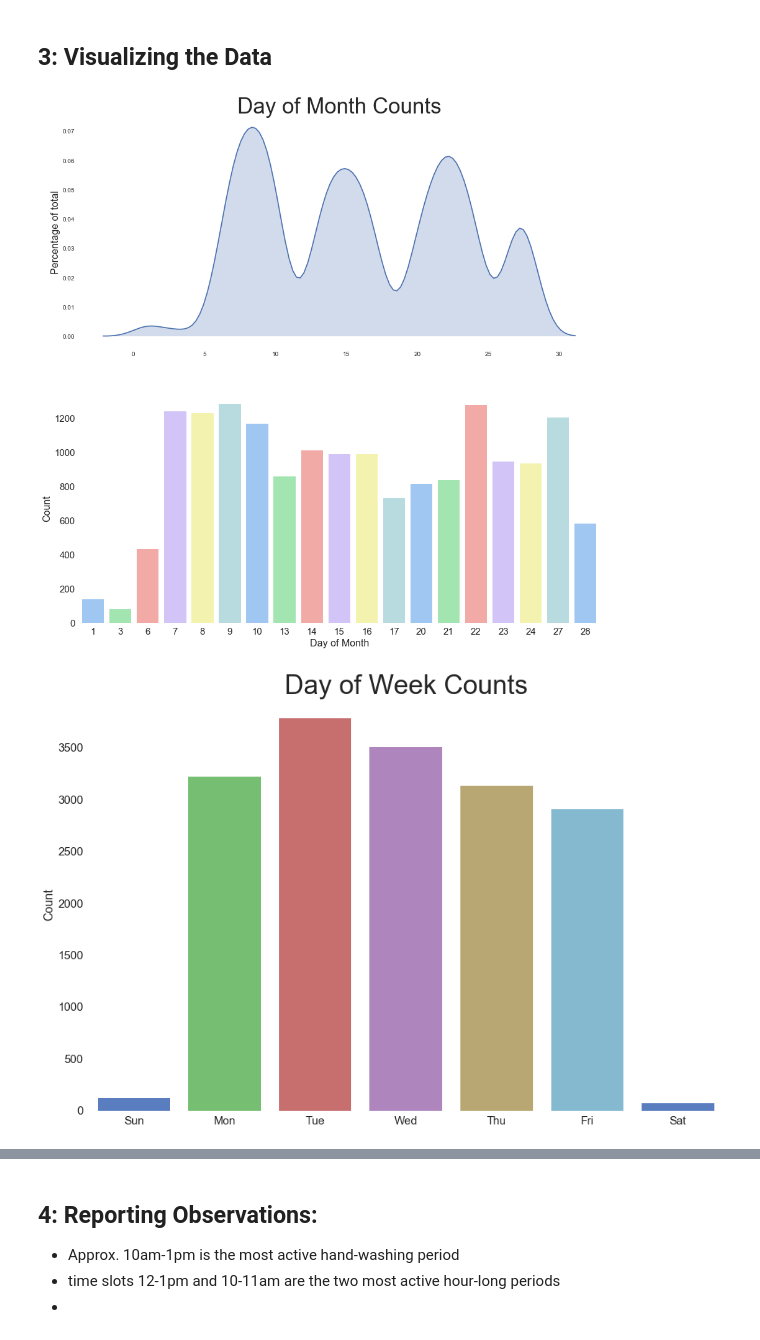
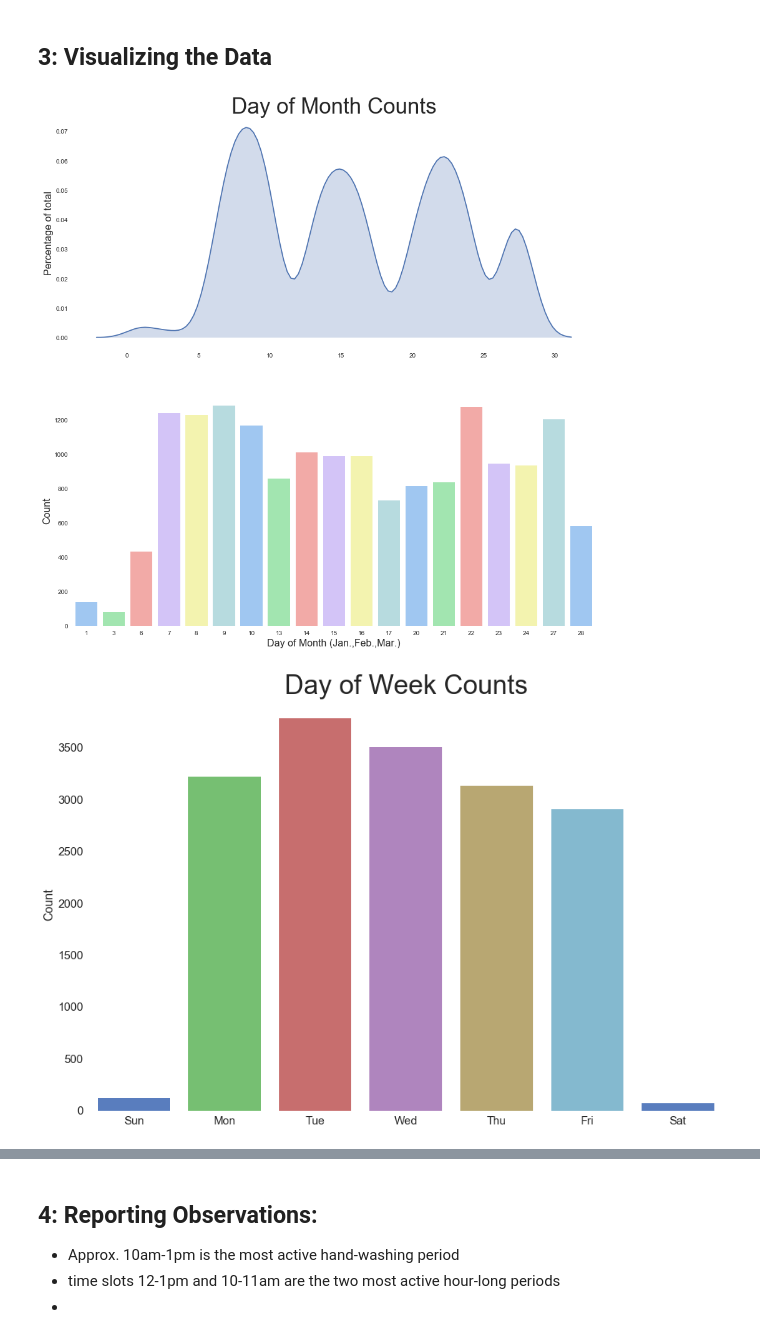
Before and after one commit to austinmw/BU-EC520-Ghana-Handwashing, a Jupyter notebook: Timestamp Summary Statistics.ipynb, the cells around one changed output, grey strips where cells are left out. Saved outputs shown, nothing was run; the diff lists cells and outputs as text; code cells hidden in the pictures.

Commit message:
updated some graphics

```diff
--- a/Timestamp Summary Statistics.ipynb
+++ b/Timestamp Summary Statistics.ipynb
@@ -114,46 +123,45 @@ ax1.set_title('Day of Month Counts', FontSize=35)
 # bar
 ax2 = figDayMonth.add_subplot(2,1,2)
 ax2 = sns.countplot(x=np.asarray(dayMonth), palette="pastel"); #colorblind
-ax2.set_title('Days of Month Counts', FontSize=20)
-ax2.tick_params(labelsize=15)
-ax2.set_title('')
 ax2.set_ylabel("Count", FontSize=16)
-ax2.set_xlabel("Day of Month", FontSize=16)
+ax2.set_xlabel("Day of Month (Jan.,Feb.,Mar.)", FontSize=16)
 sns.despine(left=True, bottom=True, top=True, right=True)
 plt.show()
 print(2*'\n')
+
+
 
 # Day of the week
 figDayWeek = plt.figure(figsize=(15,10))
 k = ['Sun','Mon','Tue','Wed','Thu','Fri','Sat']
 dayWeek = sorted([d[0] for d in timestamps], key=k.index)
 ax = sns.countplot(x=np.asarray(dayWeek), palette="muted");
 ax.set_title('Day of Week Counts', FontSize=35)
 ax.tick_params(labelsize=15)
 ax.set_ylabel("Count", FontSize=16)
 sns.despine(left=True, bottom=True, top=True, right=True)
 plt.show()
 print(2*'\n')
 
 # Times of day
 times = [t[3].split(':') for t in timestamps]
 times = np.asarray(sorted([float(t[0]+'.'+t[1]+t[2]) for t in times]))
 figTimes = plt.figure(figsize=(15,20))
 sns.set_style("dark")
 ax3 = figTimes.add_subplot(2,1,1)
 dayMonth = [int(d[2]) for d in timestamps]
 ax3 = sns.kdeplot(times, shade='True')
 sns.despine(left=True, bottom=True)
 ax3.set_ylabel('Percentage of total', FontSize='20')
 ax3.set_title('Time of Day Frequency', FontSize=35)
 ax3.tick_params(labelsize=20)
 ax3.set_xticks(np.arange(min(times), max(times)+1, 1.0))
 ax3.set_xlabel("Time of Day (24-hour)", FontSize=20)
 ax3.get_xaxis().set_minor_locator(mpl.ticker.AutoMinorLocator())
 ax3.get_yaxis().set_minor_locator(mpl.ticker.AutoMinorLocator())
 ax3.grid(b=True, which='major', color='w', linewidth=1.0)
 ax3.grid(b=True, which='minor', color='w', linewidth=0.5)
 # %% [output]
-[figure, old version]
+[figure, new version]
 [figure]
 [figure]
```
Also changed, not shown: parts of 6 cells of this notebook, 1 other file.
